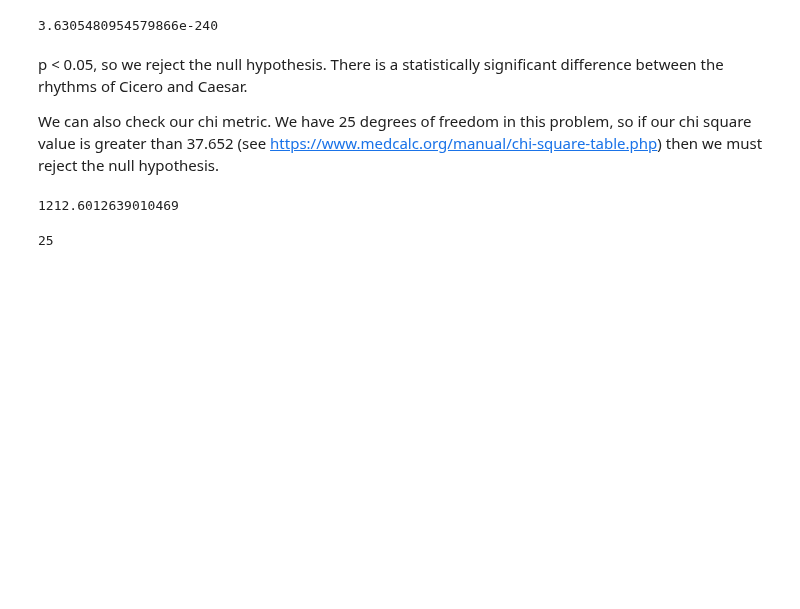
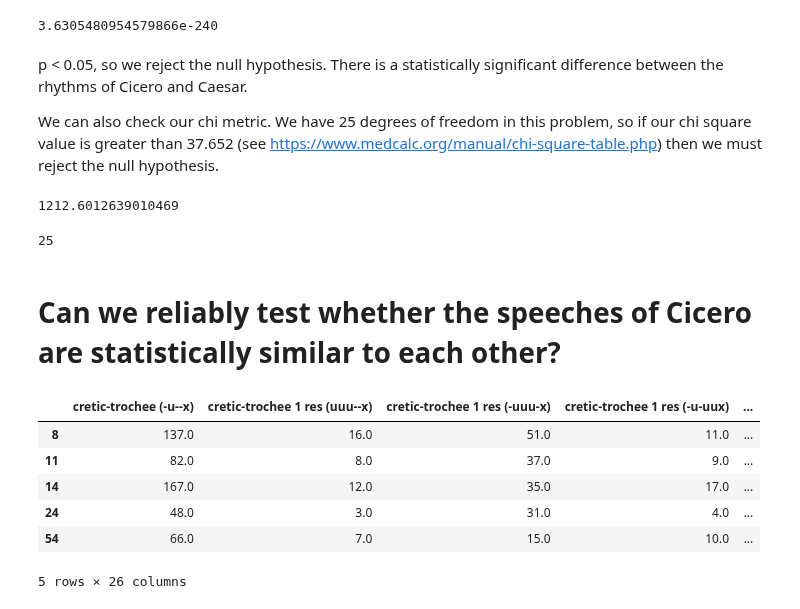
Before and after one commit to TylerKirby/latin-prose-rhythm, a Jupyter notebook: notebooks/statistical_tests.ipynb, the cells around one changed output. Saved outputs shown, nothing was run; the diff lists cells and outputs as text; code cells hidden in the pictures; blank space fills up the shorter version.

Commit message:
PCA test

```diff
--- a/notebooks/statistical_tests.ipynb
+++ b/notebooks/statistical_tests.ipynb
@@ -185,3 +186,6 @@ chi_metric
 dof
 # %% [output]
 25
+# %% [markdown]
+Can we reliably test whether the speeches of Cicero are statistically similar to each other?
+===
@@ -187,0 +195,10 @@ dof
+# %%
+cicero_speeches.head()
+# %% [output]
+|  | cretic-trochee (-u--x) | cretic-trochee 1 res (uuu--x) | cretic-trochee 1 res (-uuu-x) | cretic-trochee 1 res (-u-uux) | ... |
+| 8 | 137.0 | 16.0 | 51.0 | 11.0 | ... |
+| 11 | 82.0 | 8.0 | 37.0 | 9.0 | ... |
+| 14 | 167.0 | 12.0 | 35.0 | 17.0 | ... |
+| 24 | 48.0 | 3.0 | 31.0 | 4.0 | ... |
+| 54 | 66.0 | 7.0 | 15.0 | 10.0 | ... |
+5 rows × 26 columns
```
Also changed, not shown: parts of 8 cells of this notebook.
